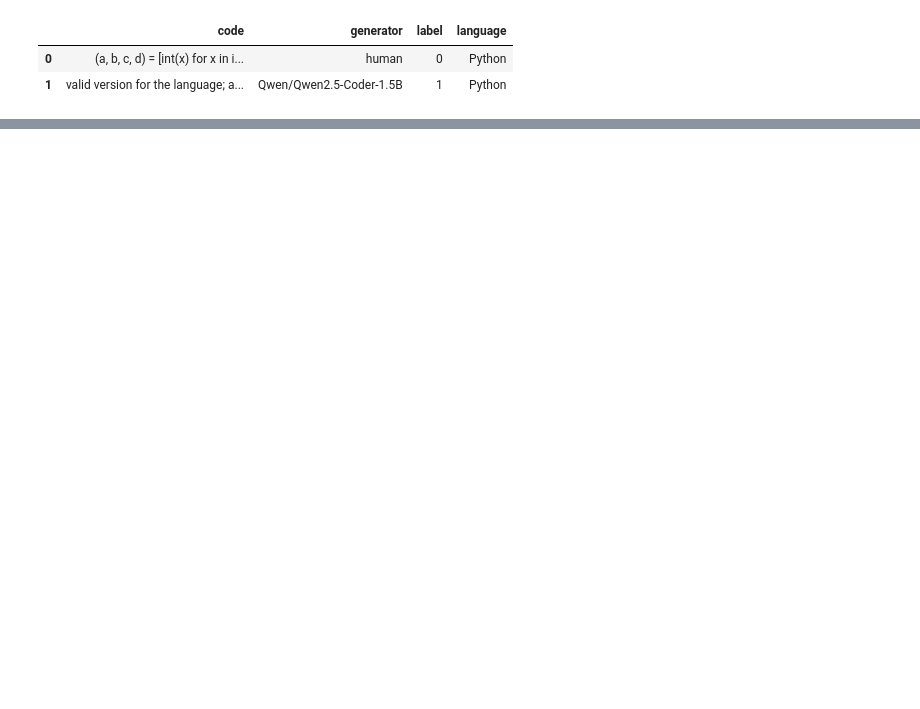
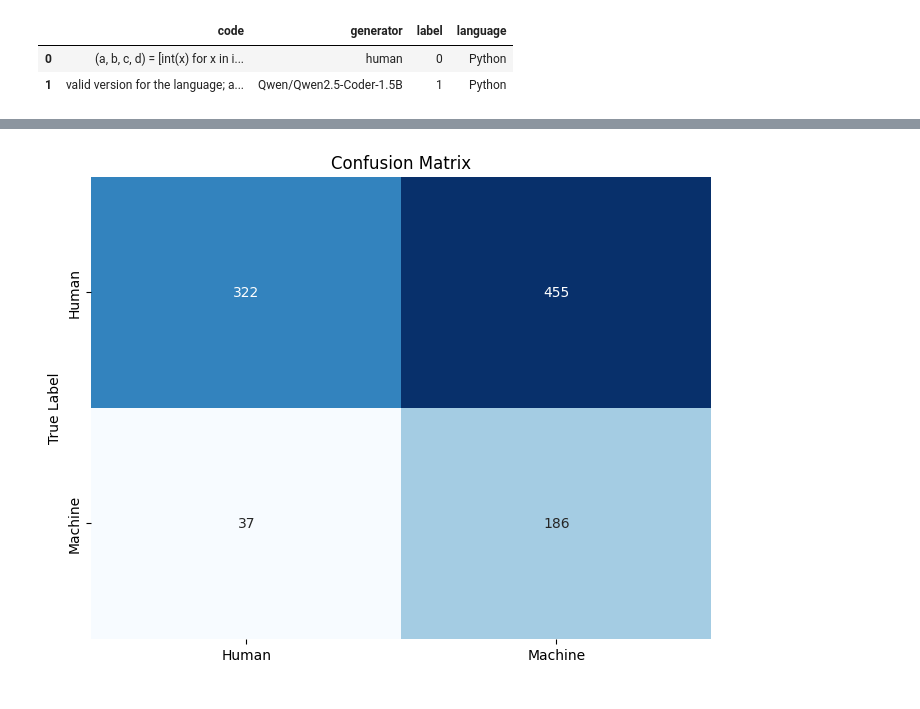
Before and after one commit to azhermurad/semEval_2026, a Jupyter notebook: task_a/taska_models_error_analysis.ipynb, the cells around one changed output, grey strips where cells are left out. Saved outputs shown, nothing was run; the diff lists cells and outputs as text; code cells hidden in the pictures; blank space fills up the shorter version.

```diff
--- a/task_a/taska_models_error_analysis.ipynb
+++ b/task_a/taska_models_error_analysis.ipynb
@@ -72,0 +85,20 @@ X_val_tfidf  = tfidf.transform(X_val_text)
+# %%
+
+def custom_predict(model, X_data, threshold):
+    """
+    Generates class predictions based on a custom threshold.
+    """
+    probs = model.predict_proba(X_data)
+    # Return 1 if the positive class probability is >= threshold, else 0
+    return (probs[:, 1] >= threshold).astype(int)
+# %%
+# Usage:
+pred = custom_predict(logisticRegressionclf, X_test_tfidf, threshold=0.6)
+
+
+acc = accuracy_score(y_test, pred)
+f1 = f1_score(y_test, pred)
+
+print(classification_report(y_test, pred))
+print("="*60)
+print(f"Accuracy: {acc:.4f}, F1 Score: {f1:.4f}")
@@ -72,0 +117,18 @@ X_val_tfidf  = tfidf.transform(X_val_text)
+# %%
+#  i want to show it using giraphical representation  give name to lable  "human": 0, "machine": 1
+import matplotlib.pyplot as plt
+import seaborn as sns
+from sklearn.metrics import confusion_matrix
+cm = confusion_matrix(y_test, pred)
+plt.figure(figsize=(8, 6))
+sns.heatmap(cm, annot=True, fmt='d', cmap='Blues', cbar=False,
+            xticklabels=['Human', 'Machine'],
+            yticklabels=['Human', 'Machine'])
+plt.xlabel(' ')
+plt.ylabel('True Label')
+plt.title('Confusion Matrix')
+# Save figure as PDF
+plt.savefig("plots/confusion_matrix_logistic_regression_human_vs_machine.pdf", bbox_inches="tight")
+plt.show()
+# %% [output]
+[figure, added]
```
Also changed, not shown: parts of 8 cells of this notebook, 4 other files.
